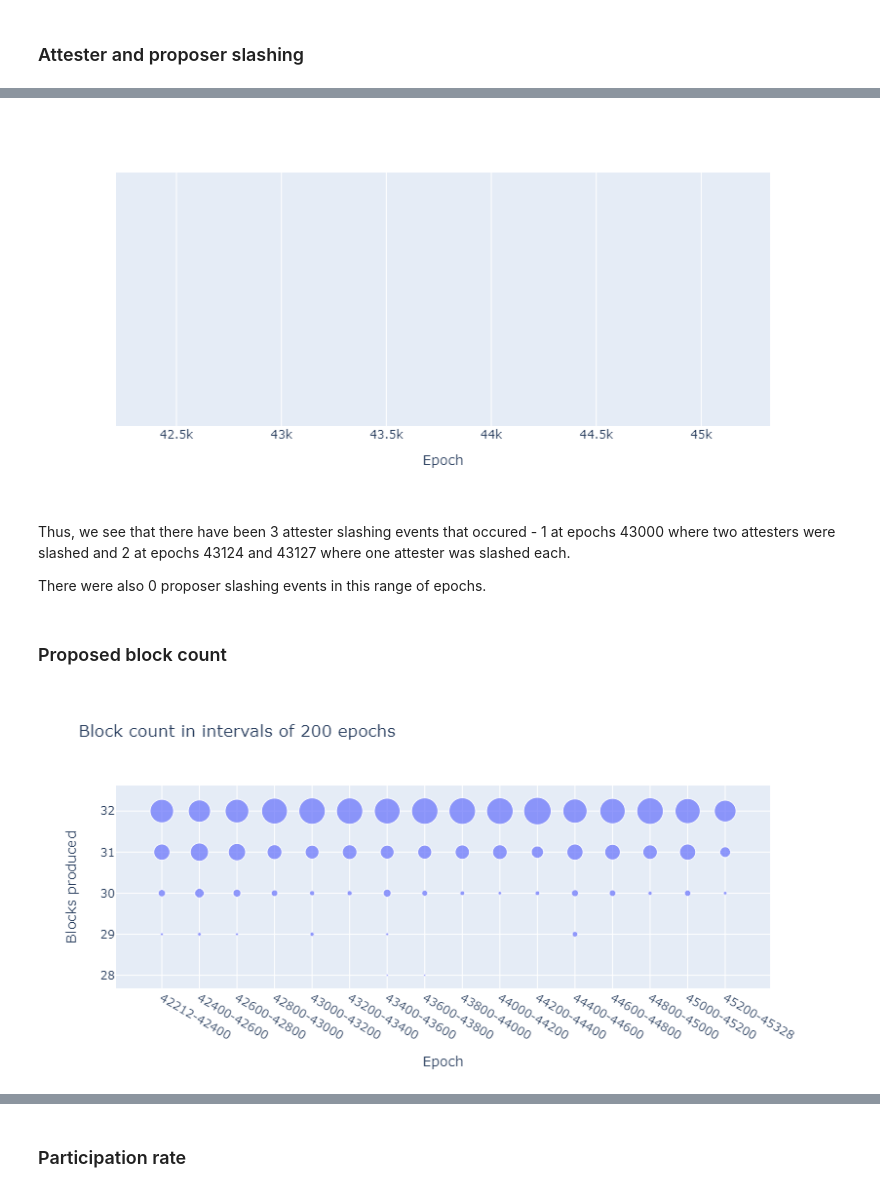
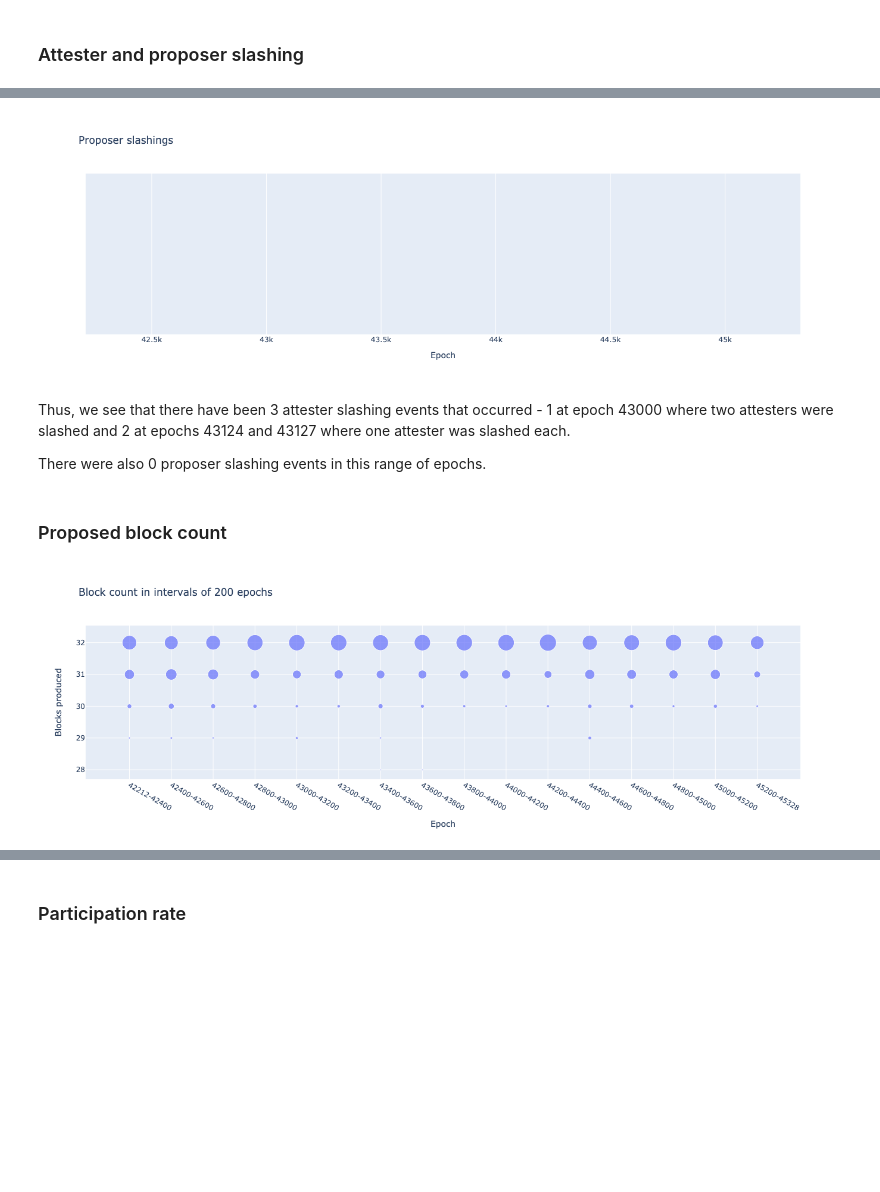
Before and after one commit to SHSR2001/beacondigest, a Jupyter notebook: notebooks/2021/06/21/oceanic2.ipynb, the cells around one changed output, grey strips where cells are left out. Cells and saved outputs as stored; diff of their text form; code cells hidden in the pictures; blank space fills up the shorter version.

```diff
--- a/notebooks/2021/06/21/oceanic2.ipynb
+++ b/notebooks/2021/06/21/oceanic2.ipynb
@@ -218,13 +218,15 @@ fig.update_yaxes(visible=False)
 # %%
 fig = px.scatter(
     df[df.proposer_slashing > 0], x = 'epoch', y = 'temp', size = 'proposer_slashing',
-    size_max = 20, width = 800, height = 400, labels = {"epoch": "Epoch"})
+    size_max = 20, labels = {"epoch": "Epoch"},
+    title = f"Proposer slashings"
+)
 fig.update_xaxes(range=(min(df["epoch"]), max(df["epoch"])))
 fig.update_yaxes(visible=False)
 # %% [output]
-[figure, old version]
+[figure, new version]
 # %% [markdown]
-Thus, we see that there have been 3 attester slashing events that occured - 1 at epochs 43000 where two attesters were slashed and 2 at epochs 43124 and 43127 where one attester was slashed each.
+Thus, we see that there have been 3 attester slashing events that occurred - 1 at epoch 43000 where two attesters were slashed and 2 at epochs 43124 and 43127 where one attester was slashed each.
 
 There were also 0 proposer slashing events in this range of epochs.
 # %% [markdown]
@@ -239,16 +241,11 @@ df_bucket["epoch"] = df_bucket.bucket.apply(
 )
 
 fig = px.scatter(df_bucket, x = 'epoch', y = 'block_count', size = 'n_bxs',
-                 width=600, height=400, labels={ "block_count": "Blocks produced", "epoch": "Epoch", "n_bxs": "Count" },
+                 labels={ "block_count": "Blocks produced", "epoch": "Epoch", "n_bxs": "Count" },
                  title = f"Block count in intervals of {bucket_size} epochs")
 fig
-# fig.update_layout(xaxis=dict(
-#     tickmode = 'array',
-#     tickvals = df_bucket['epoch'],
-#     ticktext = [str(int(s)) for s in df_bucket['epoch']]
-# ))
 # %% [output]
-[figure, old version]
+[figure, new version]
 # %%
 block_freq = df[['block_count']].value_counts(normalize=True).rename_axis('block_count').reset_index(name='freq')
 block_freq["freq"] *= 100
```
Also changed, not shown: parts of 48 cells of this notebook, 3 other files.
